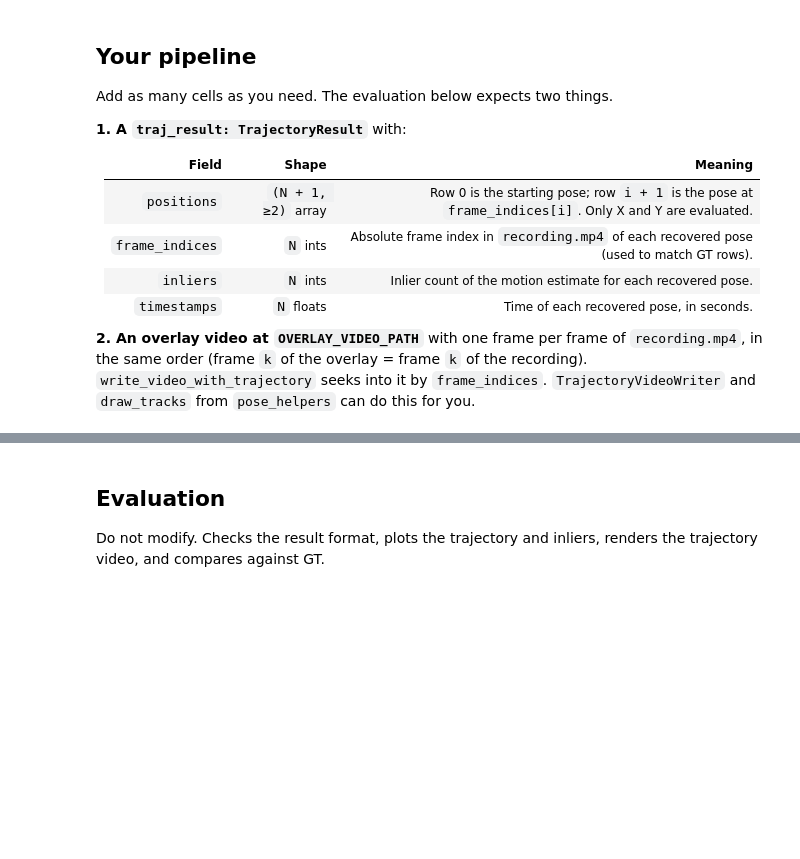
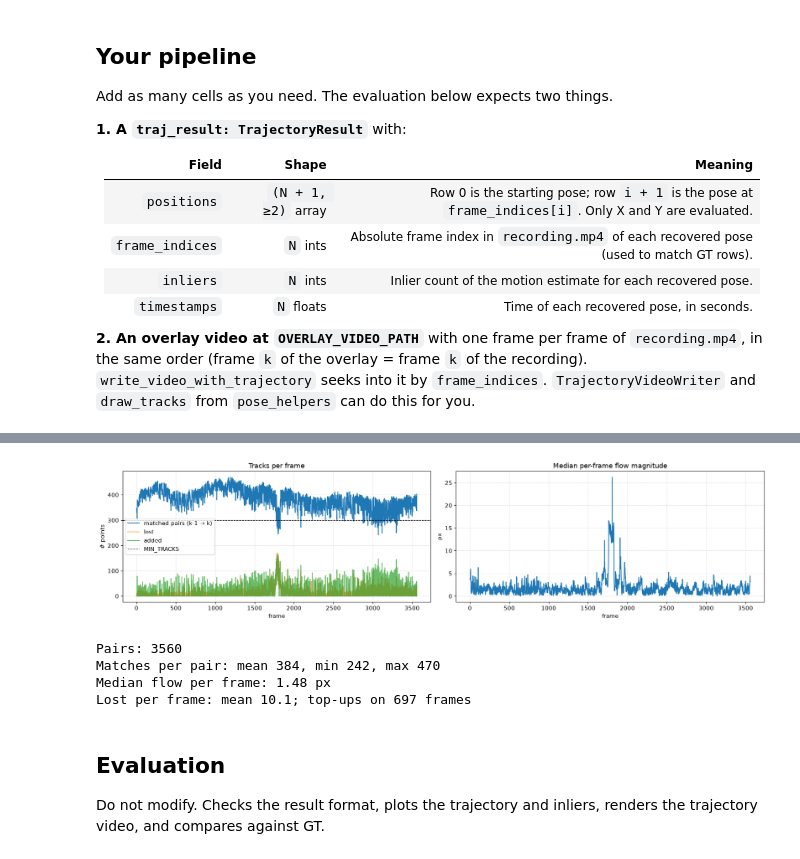
Before and after one commit to rasthpop/fisheye-vis-odometry, a Jupyter notebook: homework.ipynb, the cells around one changed output, grey strips where cells are left out. Drawn from its saved outputs; the diff is of its cells as text; code cells hidden in the pictures; blank space fills up the shorter version.

```diff
--- a/homework.ipynb
+++ b/homework.ipynb
@@ -69,3 +391,35 @@ Add as many cells as you need. The evaluation below expects two things.
+# %%
+# --- Tracking statistics ---
+fig, axes = plt.subplots(1, 2, figsize=(18, 4.5))
+axes[0].plot(stats["frame"], stats["tracked"], label="matched pairs (k-1 → k)")
+axes[0].plot(stats["frame"], stats["lost"], label="lost", alpha=0.7)
+axes[0].plot(stats["frame"], stats["added"], label="added", alpha=0.7)
+axes[0].axhline(MIN_TRACKS, color="k", ls="--", lw=1, label="MIN_TRACKS")
+axes[0].set_xlabel("frame")
+axes[0].set_ylabel("# points")
+axes[0].set_title("Tracks per frame")
+axes[0].legend()
+axes[0].grid(True, ls="--", alpha=0.4)
+
+axes[1].plot(stats["frame"], stats["median_flow"])
+axes[1].set_xlabel("frame")
+axes[1].set_ylabel("px")
+axes[1].set_title("Median per-frame flow magnitude")
+axes[1].grid(True, ls="--", alpha=0.4)
+plt.tight_layout()
+plt.show()
+
+n_matches = np.array([len(p["pts_prev"]) for p in track_pairs])
+print(f"Pairs: {len(track_pairs)}")
+print(f"Matches per pair: mean {n_matches.mean():.0f}, min {n_matches.min()}, max {n_matches.max()}")
+print(f"Median flow per frame: {np.nanmedian(stats['median_flow']):.2f} px")
+print(f"Lost per frame: mean {stats['lost'].mean():.1f}; top-ups on {np.count_nonzero(stats['added'])} frames")
+# %% [output]
+[figure, added]
+Pairs: 3560
+Matches per pair: mean 384, min 242, max 470
+Median flow per frame: 1.48 px
+Lost per frame: mean 10.1; top-ups on 697 frames
 # %%
 # Your pipeline here. It must produce `traj_result` and write OVERLAY_VIDEO_PATH.
 traj_result: TrajectoryResult = ...
```
Also changed, not shown: parts of 8 cells of this notebook.
